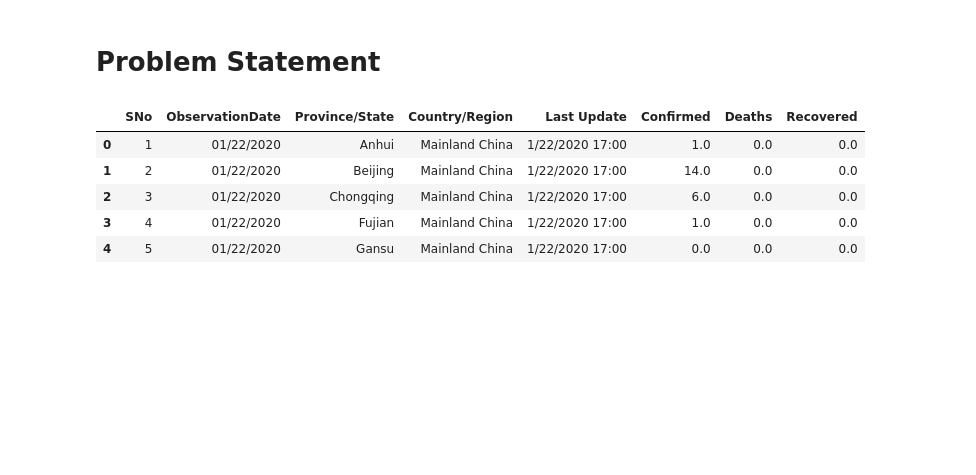
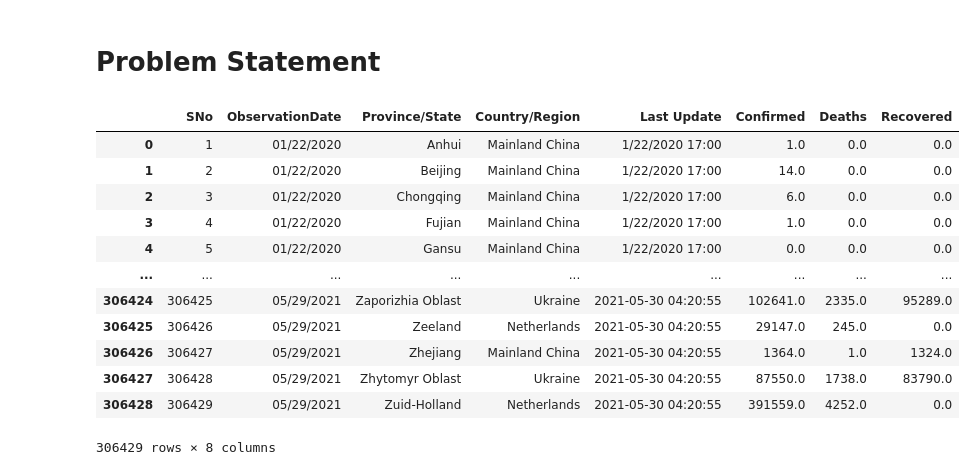
Before and after one commit to nafnaufal/kucing-kita, a Jupyter notebook: compfest.ipynb, the cells around one changed output. Drawn from its saved outputs; the diff is of its cells as text; code cells hidden in the pictures; blank space fills up the shorter version.

```diff
--- a/compfest.ipynb
+++ b/compfest.ipynb
@@ -9,12 +10,20 @@ from sklearn import preprocessing
 # %%
 data = pd.read_csv("./covid_19_data.csv")
-data.head()
+mob = pd.read_csv("2020_ID_Region_Mobility_Report.csv")
+data
 # %% [output]
 |  | SNo | ObservationDate | Province/State | Country/Region | Last Update | Confirmed | Deaths | Recovered |
 | 0 | 1 | 01/22/2020 | Anhui | Mainland China | 1/22/2020 17:00 | 1.0 | 0.0 | 0.0 |
 | 1 | 2 | 01/22/2020 | Beijing | Mainland China | 1/22/2020 17:00 | 14.0 | 0.0 | 0.0 |
 | 2 | 3 | 01/22/2020 | Chongqing | Mainland China | 1/22/2020 17:00 | 6.0 | 0.0 | 0.0 |
 | 3 | 4 | 01/22/2020 | Fujian | Mainland China | 1/22/2020 17:00 | 1.0 | 0.0 | 0.0 |
 | 4 | 5 | 01/22/2020 | Gansu | Mainland China | 1/22/2020 17:00 | 0.0 | 0.0 | 0.0 |
+| ... | ... | ... | ... | ... | ... | ... | ... | ... |
+| 306424 | 306425 | 05/29/2021 | Zaporizhia Oblast | Ukraine | 2021-05-30 04:20:55 | 102641.0 | 2335.0 | 95289.0 |
+| 306425 | 306426 | 05/29/2021 | Zeeland | Netherlands | 2021-05-30 04:20:55 | 29147.0 | 245.0 | 0.0 |
+| 306426 | 306427 | 05/29/2021 | Zhejiang | Mainland China | 2021-05-30 04:20:55 | 1364.0 | 1.0 | 1324.0 |
+| 306427 | 306428 | 05/29/2021 | Zhytomyr Oblast | Ukraine | 2021-05-30 04:20:55 | 87550.0 | 1738.0 | 83790.0 |
+| 306428 | 306429 | 05/29/2021 | Zuid-Holland | Netherlands | 2021-05-30 04:20:55 | 391559.0 | 4252.0 | 0.0 |
+306429 rows × 8 columns
 # %%
 data.drop(['Province/State', 'Last Update', 'SNo'], axis=1, inplace=True)
```
Also changed, not shown: parts of 16 cells of this notebook, 1 other file.
